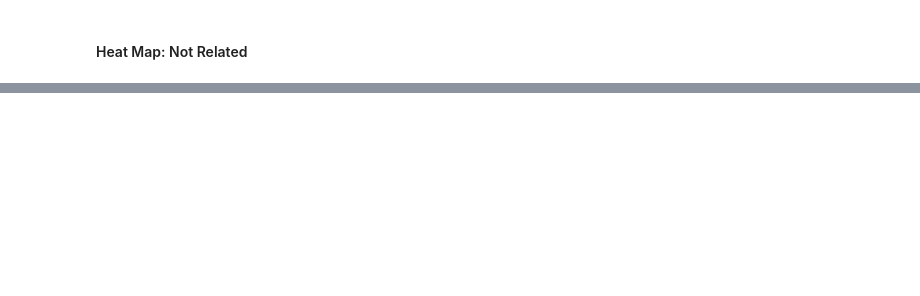
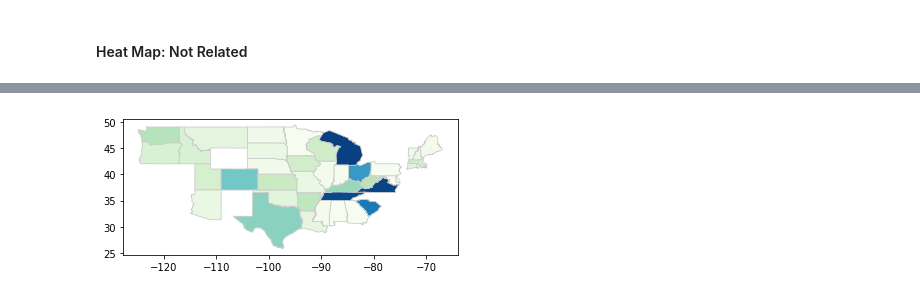
Before and after one commit to stace2775/07-Group_Project_1, a Jupyter notebook: Relationships.ipynb, the cells around one changed output, grey strips where cells are left out. Saved outputs shown, nothing was run; the diff lists cells and outputs as text; code cells hidden in the pictures; blank space fills up the shorter version.

```diff
--- a/Relationships.ipynb
+++ b/Relationships.ipynb
@@ -755,0 +776,6 @@ fig
+# %%
+groupedconsolidated = relDF2017consolidated.groupby(["State"]).sum()
+groupedconsolidated = groupedconsolidated.drop(axis=1, columns=["Year"])
+groupedconsolidated = groupedconsolidated.reset_index()
+groupedconsolidated = groupedconsolidated.rename(columns = {"State": "STUSPS"})
+groupedconsolidated.head()
@@ -755,0 +791,3 @@ fig
+# %%
+merged = pd.merge(map_df, groupedconsolidated, on="STUSPS")
+merged.head()
@@ -755,0 +817,4 @@ fig
+# %%
+immediate_map = merged.plot(column=mapped_variable, cmap="GnBu", linewidth=0.8, edgecolor="0.8")
+# %% [output]
+[figure, added]
```
Also changed, not shown: parts of 17 cells of this notebook, 3 other files.
